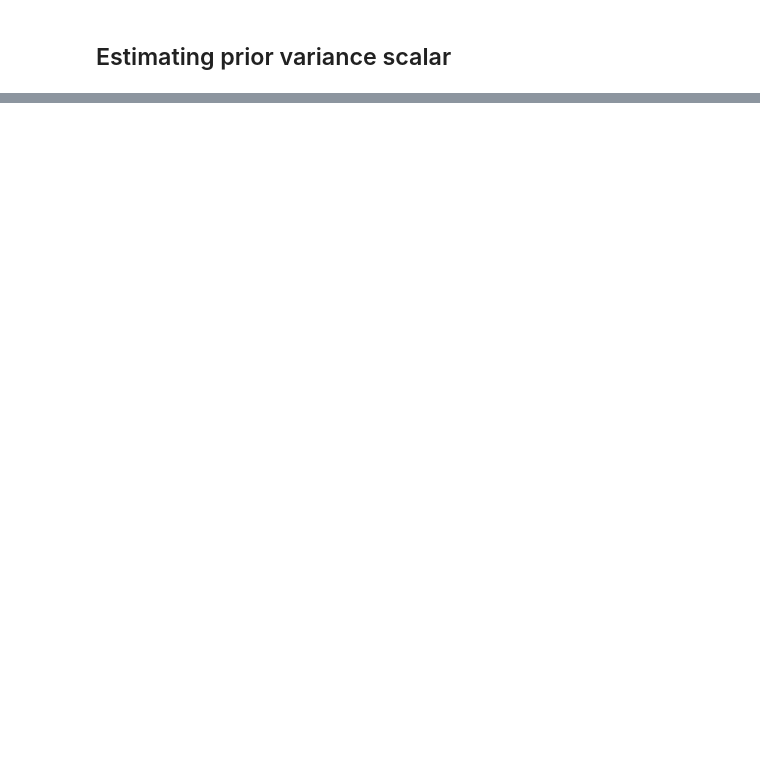
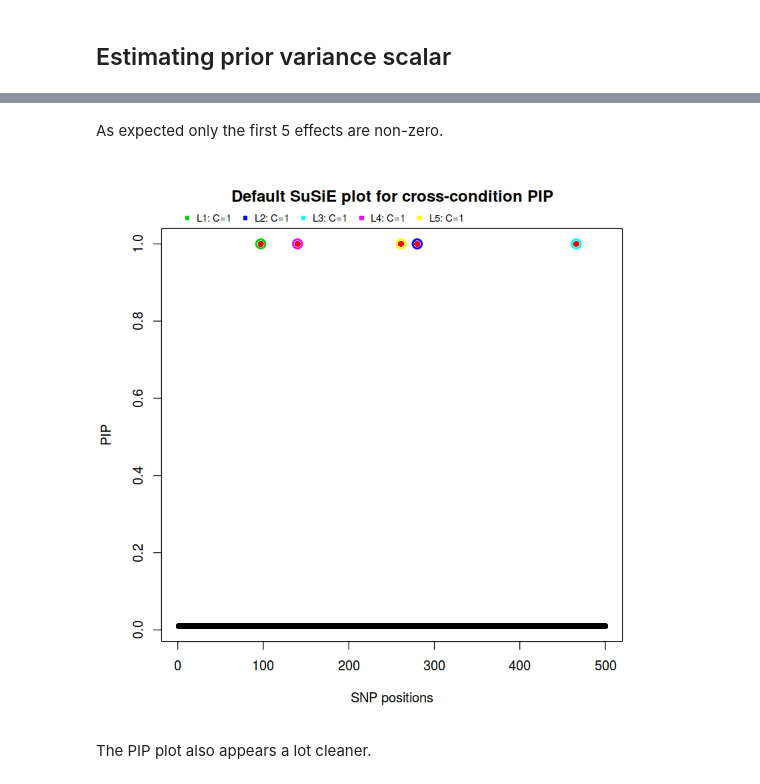
Before and after one commit to stephenslab/mvsusieR, a Jupyter notebook: inst/prototypes/multivariate_simple_regression.ipynb, the cells around one changed output, grey strips where cells are left out. Drawn from its saved outputs; the diff is of its cells as text; code cells hidden in the pictures; blank space fills up the shorter version.

```diff
--- a/inst/prototypes/multivariate_simple_regression.ipynb
+++ b/inst/prototypes/multivariate_simple_regression.ipynb
@@ -31,0 +65,8 @@ Sys.time() - start
+# %% [markdown]
+As expected only the first 5 effects are non-zero.
+# %%
+susieR::susie_plot(res2,y='PIP', main = 'Default SuSiE plot for cross-condition PIP', xlab = 'SNP positions', add_legend = T, b=true_pos)
+# %% [output]
+[figure, added]
+# %% [markdown]
+The PIP plot also appears a lot cleaner.
```
Also changed, not shown: parts of 14 cells of this notebook, 2 other files.
